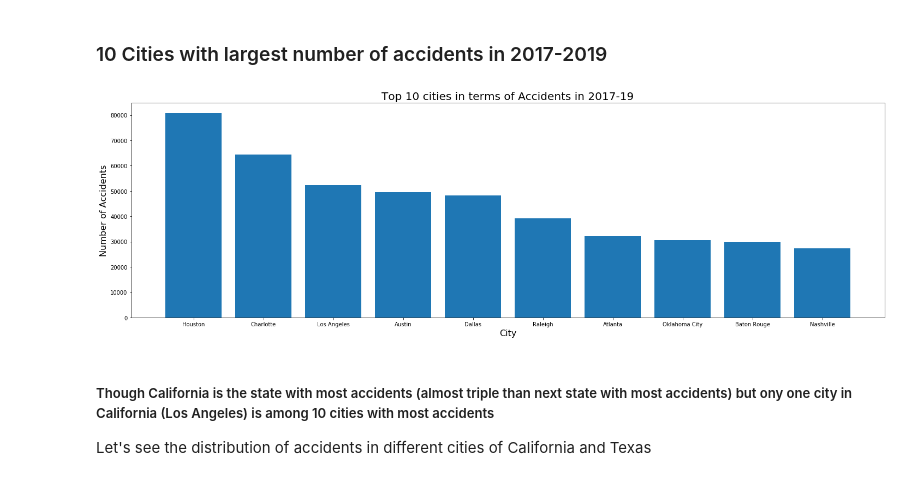
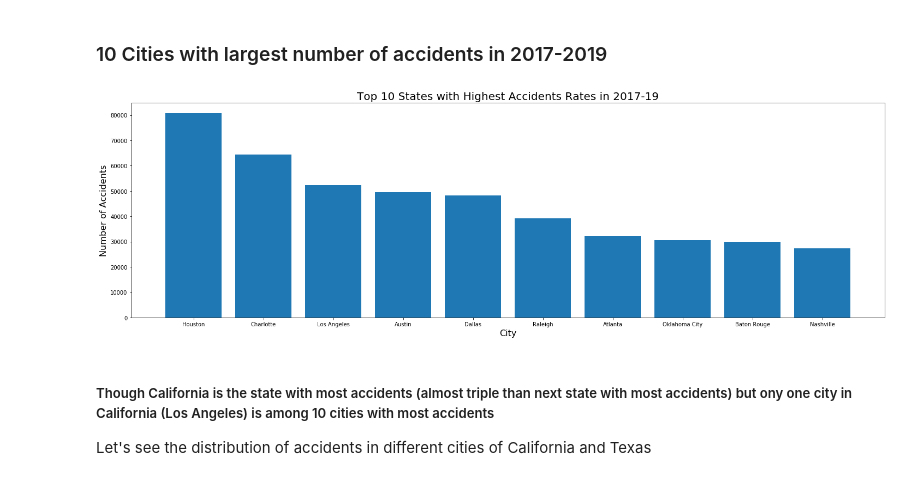
Before and after one commit to lilijo6/Project-Group-3, a Jupyter notebook: USAccident_Analysis_VA.ipynb, the cells around one changed output. Cells and saved outputs as stored; diff of their text form; code cells hidden in the pictures.

```diff
--- a/USAccident_Analysis_VA.ipynb
+++ b/USAccident_Analysis_VA.ipynb
@@ -322,18 +314,18 @@ cities_accidents.columns=["City","Accident Count"]
 # %%
 #Ploting 10 Cities vs Accidents
 plt.figure(figsize=(20,6))
 _=plt.bar(cities_accidents["City"],cities_accidents["Accident Count"])
 plt.tight_layout()
 
 plt.xlabel("City",fontsize=16)
 
 plt.ylabel("Number of Accidents",fontsize=16)
 
-_=plt.title("Top 10 cities in terms of Accidents in 2017-19",fontsize=20)
+_=plt.title("Top 10 States with Highest Accidents Rates in 2017-19",fontsize=20)
 
 plt.savefig("Images/Fig2.TopCities_Accident.png", bbox_inches='tight')
 # %% [output]
-[figure, old version]
+[figure, new version]
 # %% [markdown]
 ##### Though California is the state with most accidents (almost triple than next state with most accidents) but ony one city in California (Los Angeles) is among 10 cities with most accidents
 
```
Also changed, not shown: parts of 13 cells of this notebook, 25 other files.
